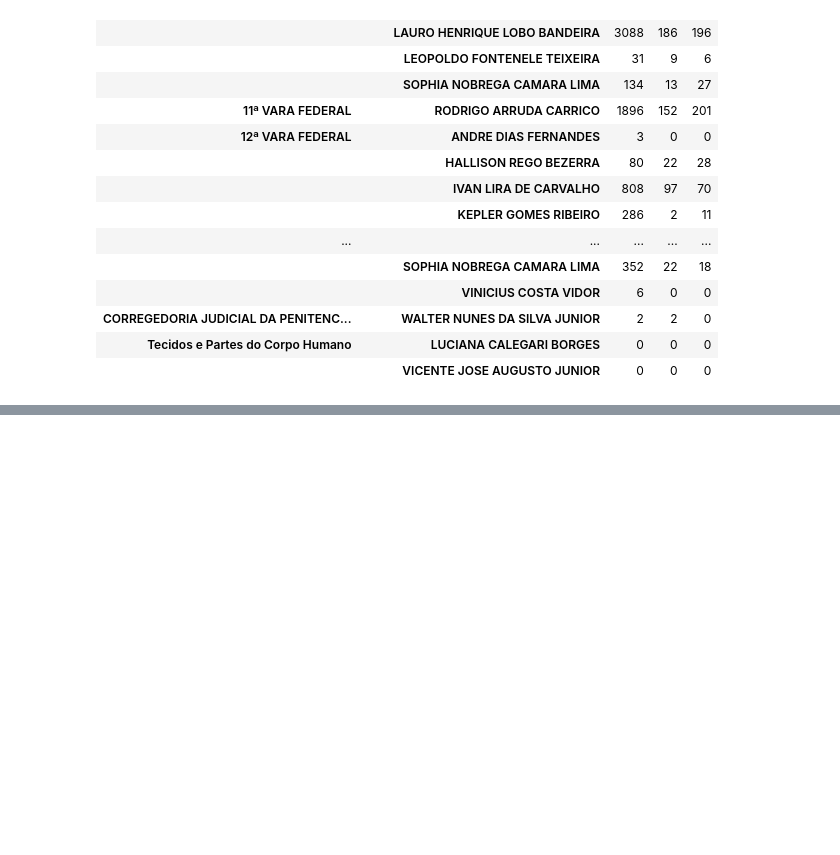
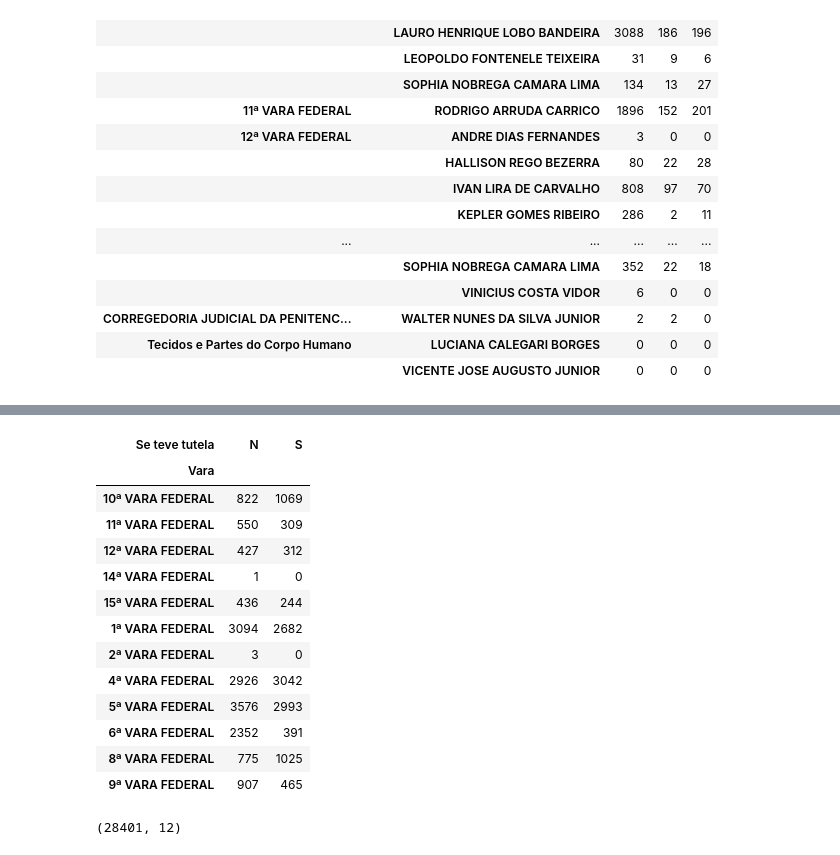
Before and after one commit to feemonteiro/Dados-JFRN, a Jupyter notebook: Análise metadados.ipynb, the cells around one changed output, grey strips where cells are left out. Cells and saved outputs as stored; diff of their text form; code cells hidden in the pictures; blank space fills up the shorter version.

```diff
--- a/Análise metadados.ipynb
+++ b/Análise metadados.ipynb
@@ -264,0 +297,24 @@ df_metadados_clean.head()
+# %%
+resumo_new = df_metadados_relevante.pivot_table(index=['Vara'], columns=['Se teve tutela'], aggfunc='count'
+                                        , values='Nr. Processo', fill_value=0)
+# %%
+resumo_new
+# %% [output]
+| Se teve tutela | N | S |
+| Vara |  |  |
+| 10ª VARA FEDERAL | 822 | 1069 |
+| 11ª VARA FEDERAL | 550 | 309 |
+| 12ª VARA FEDERAL | 427 | 312 |
+| 14ª VARA FEDERAL | 1 | 0 |
+| 15ª VARA FEDERAL | 436 | 244 |
+| 1ª VARA FEDERAL | 3094 | 2682 |
+| 2ª VARA FEDERAL | 3 | 0 |
+| 4ª VARA FEDERAL | 2926 | 3042 |
+| 5ª VARA FEDERAL | 3576 | 2993 |
+| 6ª VARA FEDERAL | 2352 | 391 |
+| 8ª VARA FEDERAL | 775 | 1025 |
+| 9ª VARA FEDERAL | 907 | 465 |
+# %%
+df_metadados_relevante.shape
+# %% [output]
+(28401, 12)
```
Also changed, not shown: parts of 12 cells of this notebook.
